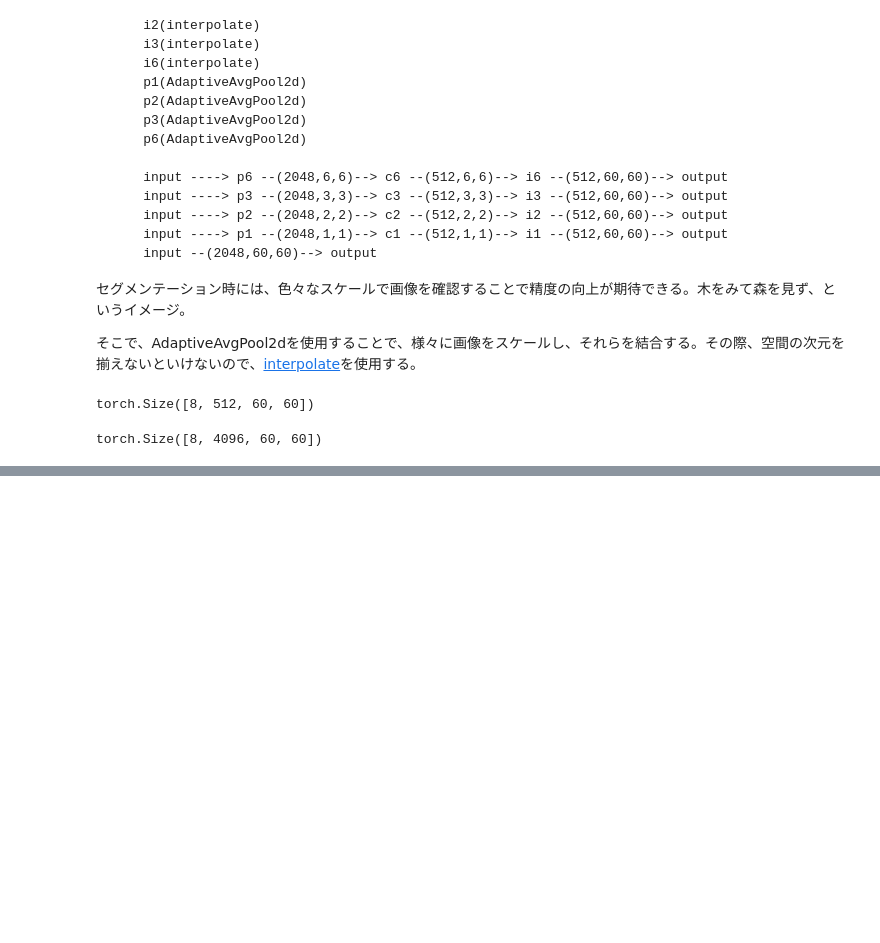
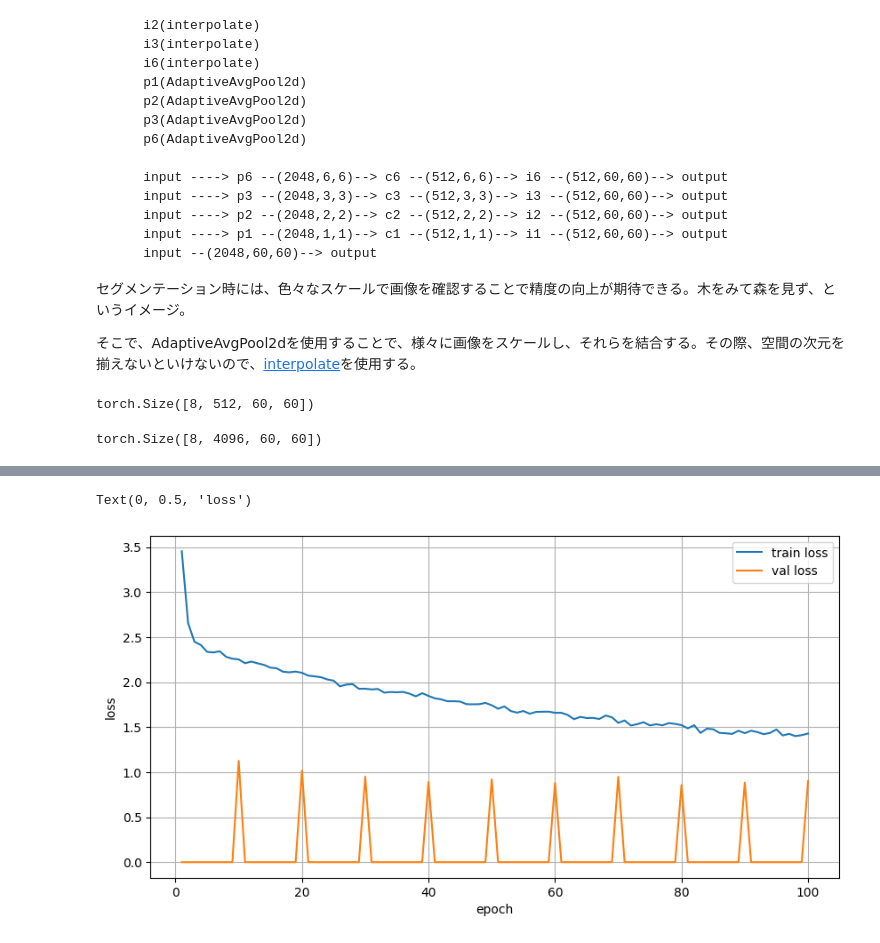
Before and after one commit to ReiRev/advenced-deep-learning-with-pytorch, a Jupyter notebook: 3-semantic-segmentation/3-pspnet.ipynb, the cells around one changed output, grey strips where cells are left out. Saved outputs shown, nothing was run; the diff lists cells and outputs as text; code cells hidden in the pictures; blank space fills up the shorter version.

Commit message:
finish training

```diff
--- a/3-semantic-segmentation/3-pspnet.ipynb
+++ b/3-semantic-segmentation/3-pspnet.ipynb
@@ -697,0 +1057,21 @@ torch.Size([8, 4096, 60, 60])
+# %%
+# plot val loss and train loss
+losses = pd.read_csv(
+    os.path.join(weigh_save_path, "loss.csv"),
+    header=None,
+    names=["epoch", "train_loss", "val_loss"],
+)
+# drop duplicates in epoch
+losses = losses.drop_duplicates(subset="epoch")
+torch.cuda.empty_cache()
+fig = plt.figure(figsize=(10, 5))
+ax = fig.add_subplot(1, 1, 1)
+ax.plot(losses["epoch"], losses["train_loss"], label="train loss")
+ax.plot(losses["epoch"], losses["val_loss"], label="val loss")
+ax.legend()
+ax.grid()
+ax.set_xlabel("epoch")
+ax.set_ylabel("loss")
+# %% [output]
+Text(0, 0.5, 'loss')
+[figure, added]
```
Also changed, not shown: parts of 33 cells of this notebook.
